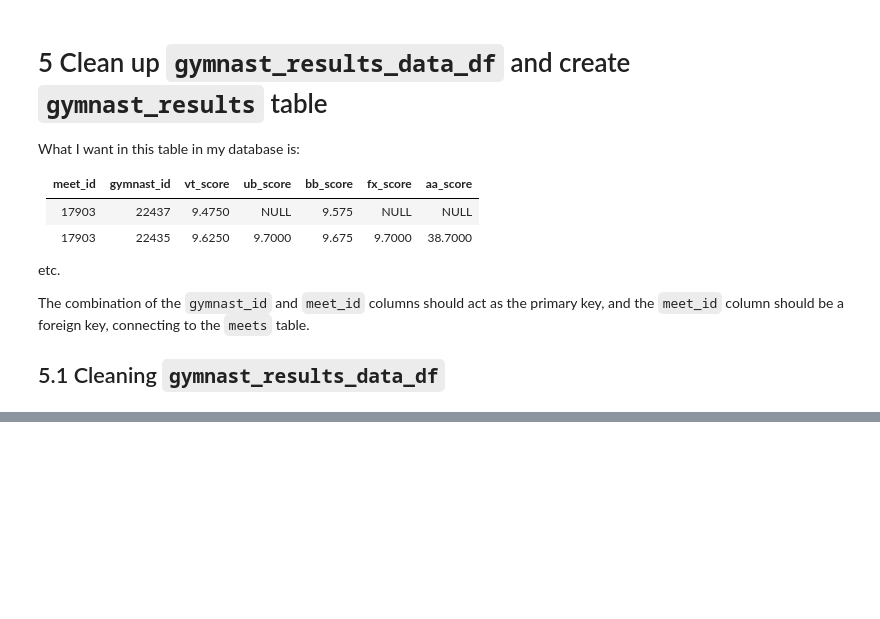
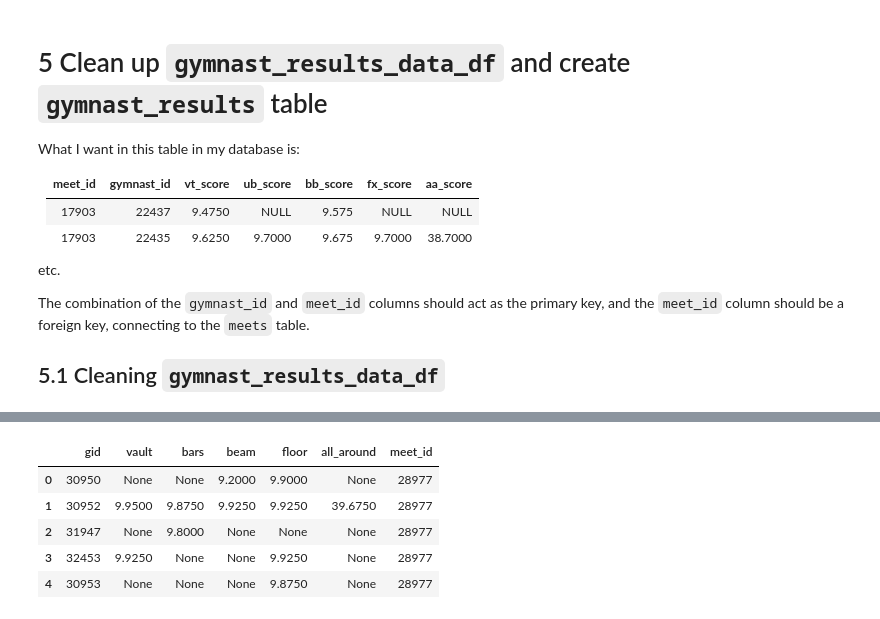
Before and after one commit to LSE-ME204/me204-2024-project-jesatuts2, a Jupyter notebook: Notebooks/NB02-Build-Database.ipynb, the cells around one changed output, grey strips where cells are left out. Cells and saved outputs as stored; diff of their text form; code cells hidden in the pictures; blank space fills up the shorter version.

Commit message:
created first df from db data, ready to create plot

```diff
--- a/Notebooks/NB02-Build-Database.ipynb
+++ b/Notebooks/NB02-Build-Database.ipynb
@@ -620,3 +635,8 @@ etc.
 The combination of the `gymnast_id` and `meet_id` columns should act as the primary key, and the `meet_id` column should be a foreign key, connecting to the `meets` table.
 
 ## 5.1 Cleaning `gymnast_results_data_df`
+# %%
+# Preview the gymnast_data_df
+gymnast_results_data_df = pd.read_pickle('../data/raw/dirty_dfs/gymnasts_data_df.pkl')
+# TODO: Remove the above line once we're finished cleaning the data
+gymnast_results_data_df.head()
@@ -622,0 +658,13 @@ The combination of the `gymnast_id` and `meet_id` columns should act as the prim
+# %%
+# Remove unwanted columns from the gymnasts_data_df
+gymnast_results_data_df.drop(columns=['first_name', 'last_name', 'team_name', 'team_id', 'yr', 'vt_url', 'ub_url', 'bb_url', 'fx_url'], inplace=True)
+
+# Preview the gymnasts_data_df
+gymnast_results_data_df.head()
+# %% [output]
+|  | gid | vault | bars | beam | floor | all_around | meet_id |
+| 0 | 30950 | None | None | 9.2000 | 9.9000 | None | 28977 |
+| 1 | 30952 | 9.9500 | 9.8750 | 9.9250 | 9.9250 | 39.6750 | 28977 |
+| 2 | 31947 | None | 9.8000 | None | None | None | 28977 |
+| 3 | 32453 | 9.9250 | None | None | 9.9250 | None | 28977 |
+| 4 | 30953 | None | None | None | 9.8750 | None | 28977 |
```
Also changed, not shown: parts of 18 cells of this notebook, 1 other file.
